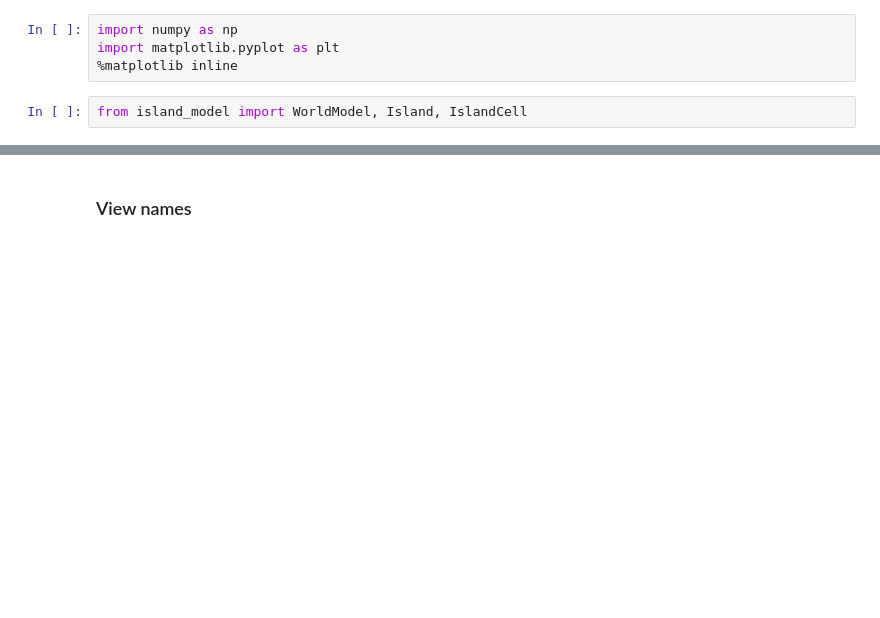
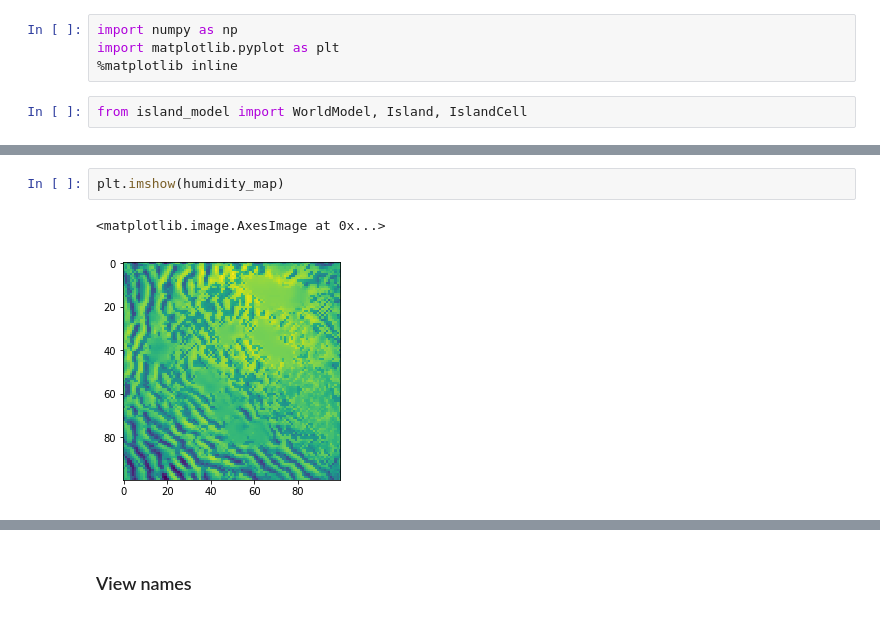
Before and after one commit to dmasad/Mesa-Islands, a Jupyter notebook: Testing.ipynb, the cells around one changed output, grey strips where cells are left out. Saved outputs shown, nothing was run; the diff lists cells and outputs as text; blank space fills up the shorter version.

```diff
--- a/Testing.ipynb
+++ b/Testing.ipynb
@@ -78,0 +78,5 @@ for t in range(10):
+# %%
+plt.imshow(humidity_map)
+# %% [output]
+<matplotlib.image.AxesImage at 0x...>
+[figure, added]
```
Also changed, not shown: parts of 11 cells of this notebook, 4 other files.
